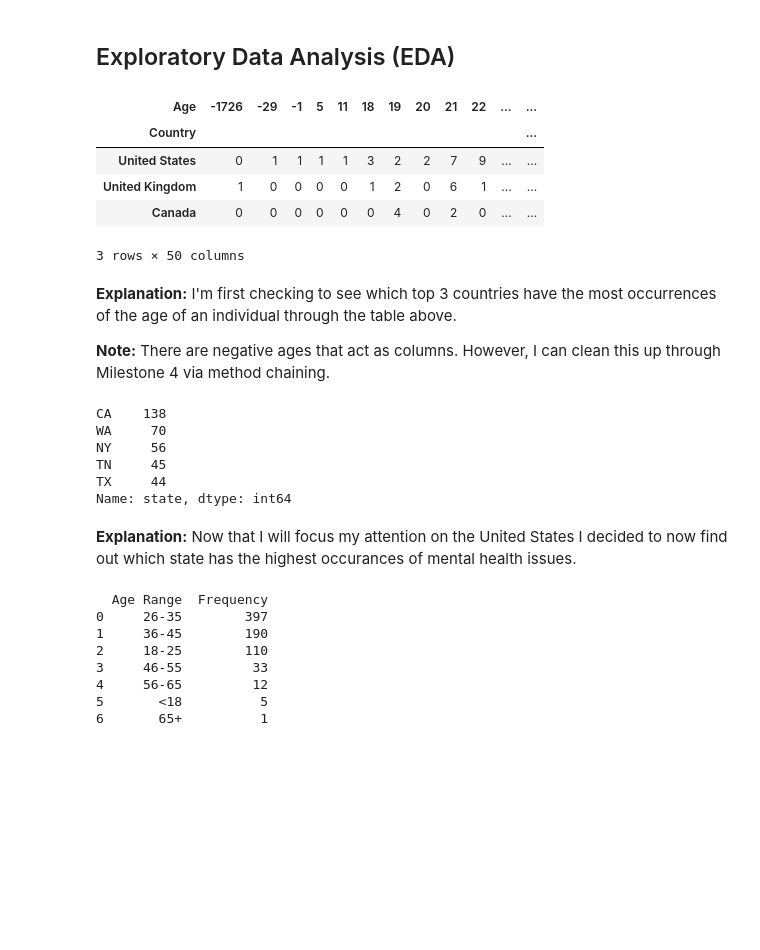
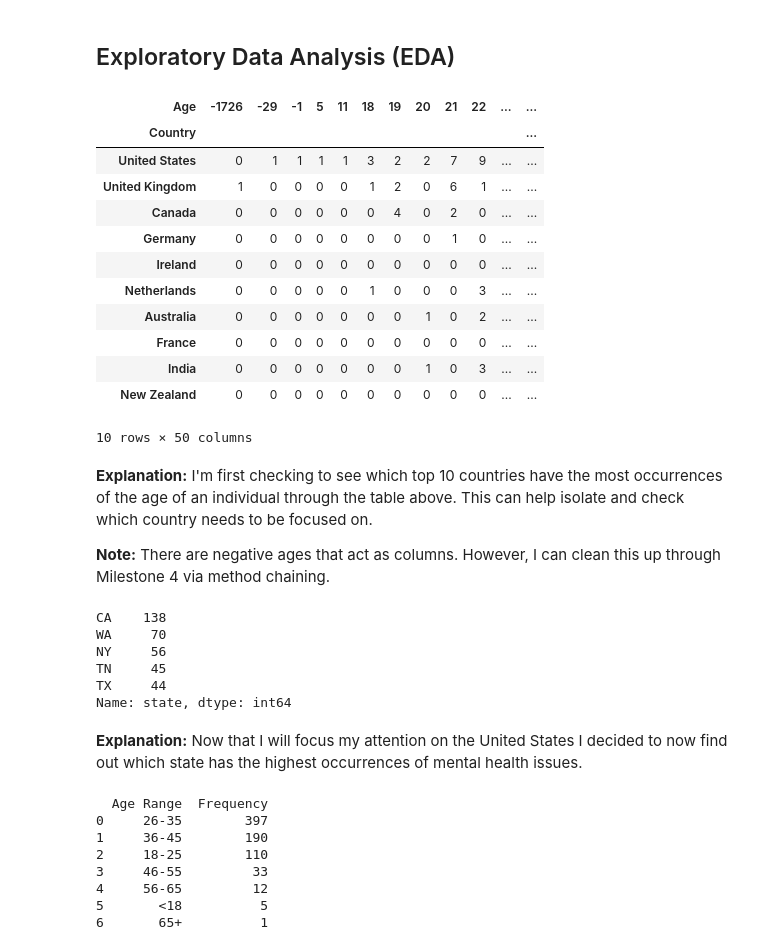
Before and after one commit to ubco-W2022T2-data301/project-group-group-49, a Jupyter notebook: analysis/analysis1.ipynb, the cells around one changed output. Cells and saved outputs as stored; diff of their text form; code cells hidden in the pictures; blank space fills up the shorter version.

```diff
--- a/analysis/analysis1.ipynb
+++ b/analysis/analysis1.ipynb
@@ -50,37 +50,47 @@ grouped = df.groupby(['Country', 'Age']).size().reset_index(name='counts')
 # get the top 10 most common countries
 top_countries = grouped.groupby('Country')['counts'].sum().nlargest(10).index
 
 # filter the original DataFrame to only include the top 10 most common countries
 filtered_df = df[df['Country'].isin(top_countries)]
 
 # group the filtered data by Country and Age, and count the occurrences
 filtered_grouped = filtered_df.groupby(['Country', 'Age']).size().reset_index(name='counts')
 
 # # create a pivot table for the number of occurrences in each country
 pivot_table = pd.pivot_table(filtered_grouped, values='counts', index=['Country'], columns=['Age'], aggfunc='sum', fill_value=0)
 
 # remove rows with negative signs
 pivot_table = pivot_table.loc[~pivot_table.index.astype(str).str.startswith('-')]
 
 # add a column for the total number of occurrences in each country
 pivot_table['Total'] = pivot_table.sum(axis=1)
 
 # sort the DataFrame by the total number of occurrences in descending order
 pivot_table = pivot_table.sort_values(by='Total', ascending=False)
 
 # remove the Total column from the table
 pivot_table = pivot_table.drop(columns=['Total'])
 
-pivot_table.head(3)
+# Exporting as processed csv
+pivot_table.to_csv("..\data\processed\\analysis-1-top-10.csv")
+
+pivot_table
 # %% [output]
 | Age | -1726 | -29 | -1 | 5 | 11 | 18 | 19 | 20 | 21 | 22 | ... | ... |
 | Country |  |  |  |  |  |  |  |  |  |  |  | ... |
 | United States | 0 | 1 | 1 | 1 | 1 | 3 | 2 | 2 | 7 | 9 | ... | ... |
 | United Kingdom | 1 | 0 | 0 | 0 | 0 | 1 | 2 | 0 | 6 | 1 | ... | ... |
 | Canada | 0 | 0 | 0 | 0 | 0 | 0 | 4 | 0 | 2 | 0 | ... | ... |
+| Germany | 0 | 0 | 0 | 0 | 0 | 0 | 0 | 0 | 1 | 0 | ... | ... |
+| Ireland | 0 | 0 | 0 | 0 | 0 | 0 | 0 | 0 | 0 | 0 | ... | ... |
+| Netherlands | 0 | 0 | 0 | 0 | 0 | 1 | 0 | 0 | 0 | 3 | ... | ... |
+| Australia | 0 | 0 | 0 | 0 | 0 | 0 | 0 | 1 | 0 | 2 | ... | ... |
+| France | 0 | 0 | 0 | 0 | 0 | 0 | 0 | 0 | 0 | 0 | ... | ... |
+| India | 0 | 0 | 0 | 0 | 0 | 0 | 0 | 1 | 0 | 3 | ... | ... |
+| New Zealand | 0 | 0 | 0 | 0 | 0 | 0 | 0 | 0 | 0 | 0 | ... | ... |
-3 rows × 50 columns
+10 rows × 50 columns
 # %% [markdown]
-**Explanation:** I'm first checking to see which top 3 countries have the most occurrences of the age of an individual through the table above.
+**Explanation:** I'm first checking to see which top 10 countries have the most occurrences of the age of an individual through the table above. This can help isolate and check which country needs to be focused on.
 
 **Note:** There are negative ages that act as columns. However, I can clean this up through Milestone 4 via method chaining.
 # %%
@@ -101,7 +115,7 @@ TN     45
 TX     44
 Name: state, dtype: int64
 # %% [markdown]
-**Explanation:** Now that I will focus my attention on the United States I decided to now find out which state has the highest occurances of mental health issues.
+**Explanation:** Now that I will focus my attention on the United States I decided to now find out which state has the highest occurrences of mental health issues.
 # %%
 
 # # Filter the data for individuals from the United States
```
Also changed, not shown: parts of 4 cells of this notebook, 3 other files.
